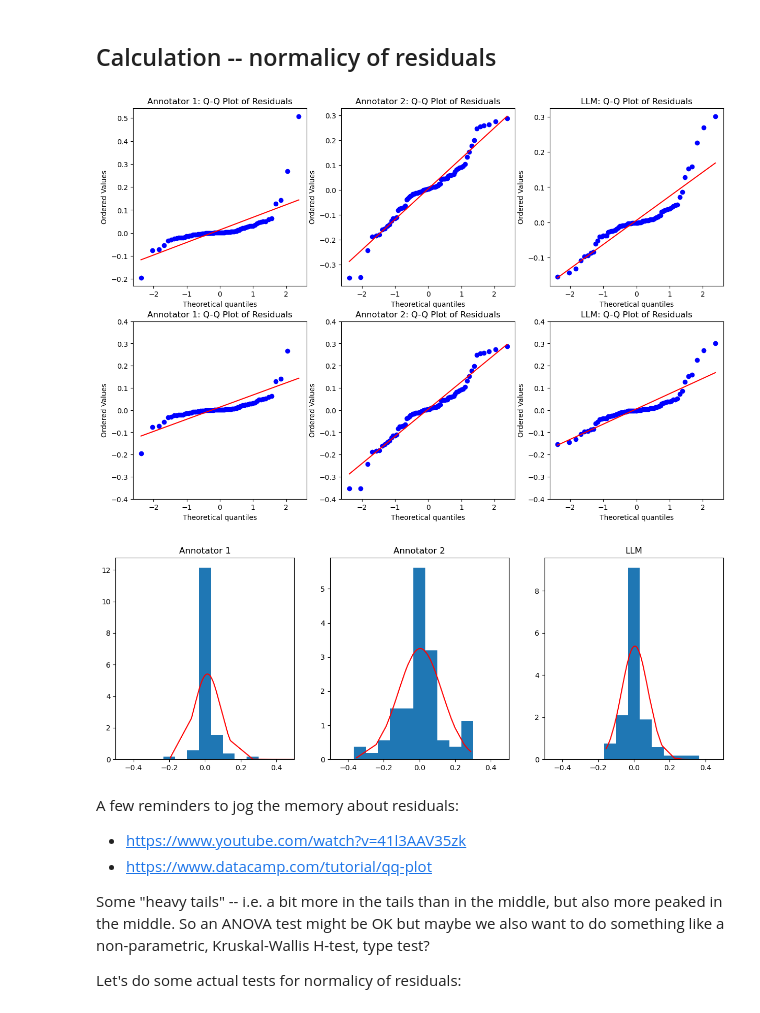
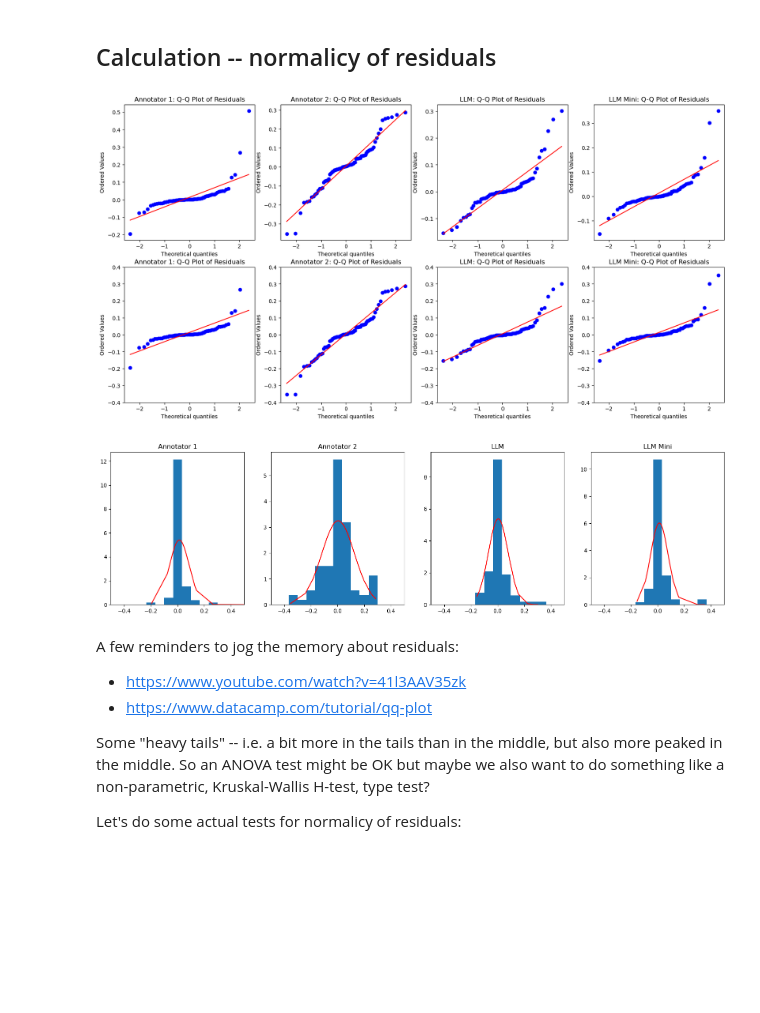
Before and after one commit to ReadingTimeMachine/LLM_VQA_JCDL2025, a Jupyter notebook: paper_plots_and_calcs.ipynb, the cells around one changed output. Cells and saved outputs as stored; diff of their text form; code cells hidden in the pictures; blank space fills up the shorter version.

```diff
--- a/paper_plots_and_calcs.ipynb
+++ b/paper_plots_and_calcs.ipynb
@@ -31,3 +43,5 @@ df.loc[(df_in['LLM Median'] < -1.0) | (df_in['LLM Median'] > 1.0),'LLM Median']
+# %%
+df.loc[(df_in['LLM Median Mini'] < -1.0) | (df_in['LLM Median Mini'] > 1.0),'LLM Median Mini'] = np.nan
 # %%
 df.head()
 # %% [output]
@@ -62,7 +76,7 @@ font_size_labels = 20
 font_size_ticks = 15
 
 # y-axis labels
-yaxis_labels = ['Annotator 1: Median', 'Annotator 2: Median', 'LLM (ChatGPT): Median']
+yaxis_labels = ['Annotator 1: Median', 'Annotator 2: Median', 'LMM (ChatGPT): Median']
 
 base = 5
 # Create 2x3 subplots with shared x-axes
@@ -169,35 +183,54 @@ plt.tight_layout()
 fig.savefig('/Users/jnaiman/Dropbox/Paper_JCDL2025/figures/relation_and_residuals.pdf')
 # %% [output]
 [figure]
+# %%
+# not for plotting, but for testing mini
+
+# Calculate and plot residuals for LLM (excluding NaN values)
+llm_mini_residuals = []
+llm_mini_gt_values = []
+for i in range(len(df_allm)):
+    llmm = df_allm.iloc[i]['LLM Median Mini']
+    gtm = df_allm.iloc[i]['Ground Truth Median']
+    try:
+        llmm = float(llmm)
+        if not np.isnan(llmm):
+            llm_mini_residuals.append(llmm - gtm)
+            llm_mini_gt_values.append(gtm)
+    except:
+        pass
+
+# update
+llm_mini_residuals = np.array(llm_mini_residuals)
 # %% [markdown]
 ## Calculation -- normalicy of residuals
 # %%
 # Assuming 'residuals' is a list or array of your model's residuals
-fig, axes = plt.subplots(2,3, figsize=(5*3,5*2))
+fig, axes = plt.subplots(2,4, figsize=(5*4,5*2))
 
-for ax,res,name in zip(axes[0,:], [residuals_a1, residuals_a2, llm_residuals], ['Annotator 1', 'Annotator 2', 'LLM']):
+for ax,res,name in zip(axes[0,:], [residuals_a1, residuals_a2, llm_residuals, llm_mini_residuals], ['Annotator 1', 'Annotator 2', 'LLM', 'LLM Mini']):
     stats.probplot(res, dist="norm", plot=ax)
     ax.set_title(name + ": Q-Q Plot of Residuals")
 
 # also with some limits
 ymin,ymax = -0.4, 0.4
-for ax,res,name in zip(axes[1,:], [residuals_a1, residuals_a2, llm_residuals], ['Annotator 1', 'Annotator 2', 'LLM']):
+for ax,res,name in zip(axes[1,:], [residuals_a1, residuals_a2, llm_residuals, llm_mini_residuals], ['Annotator 1', 'Annotator 2', 'LLM', 'LLM Mini']):
     stats.probplot(res, dist="norm", plot=ax)
     ax.set_title(name + ": Q-Q Plot of Residuals")
     ax.set_ylim(ymin,ymax)
 plt.show()
 # %% [output]
-[figure, old version]
+[figure, new version]
 # %%
 # plot actual distributions
-fig, axes = plt.subplots(1,3, figsize=(5*3,5))
+fig, axes = plt.subplots(1,4, figsize=(5*4,5))
 nbins = 15
 mxmin = -0.5
 mxmax = 0.5
 
 bins = np.linspace(mxmin,mxmax,nbins+1)
 
-for ax,res,name in zip(axes, [residuals_a1, residuals_a2, llm_residuals], ['Annotator 1', 'Annotator 2', 'LLM']):
+for ax,res,name in zip(axes, [residuals_a1, residuals_a2, llm_residuals, llm_mini_residuals], ['Annotator 1', 'Annotator 2', 'LLM', 'LLM Mini']):
     ax.hist(res,bins=bins, density=True)
     ax.set_title(name)
     # overplot normal
@@ -211,7 +244,7 @@ for ax,res,name in zip(axes, [residuals_a1, residuals_a2, llm_residuals], ['Anno
 
 plt.show()
 # %% [output]
-[figure, old version]
+[figure, new version]
 # %% [markdown]
 A few reminders to jog the memory about residuals:
 * https://www.youtube.com/watch?v=41l3AAV35zk
```
Also changed, not shown: parts of 26 cells of this notebook, 2 other files.
